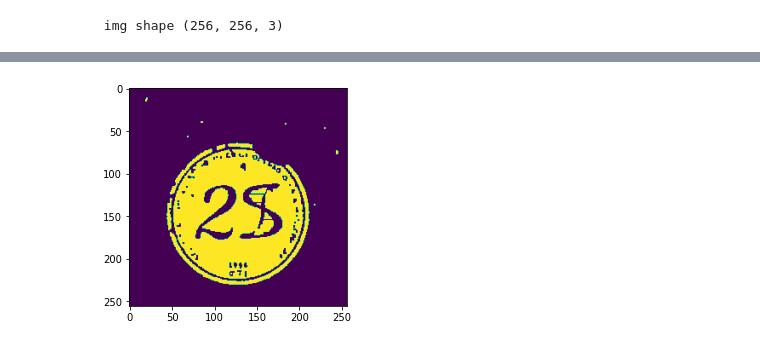
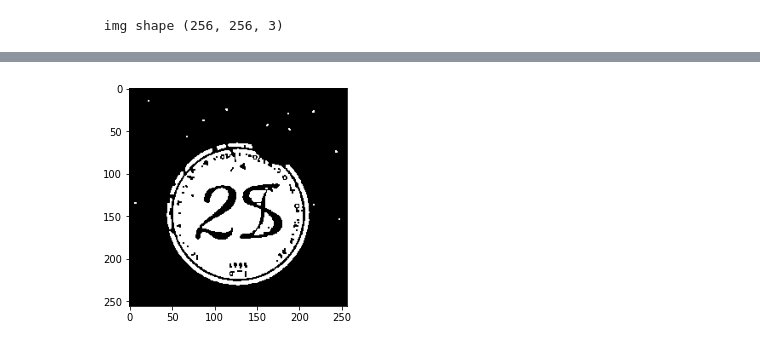
Before and after one commit to maariiyyaa/labs_and_other, a Jupyter notebook: lab3_EM/lab3.ipynb, the cells around one changed output, grey strips where cells are left out. Drawn from its saved outputs; the diff is of its cells as text; code cells hidden in the pictures.

Commit message:
added black&white plot and another example of distributions

```diff
--- a/lab3_EM/lab3.ipynb
+++ b/lab3_EM/lab3.ipynb
@@ -10,13 +10,14 @@ from numba import jit, float32
 # %%
 # load the image
 image = Image.open('ipt.png').resize((256, 256))
+#image = Image.open('test02.jpg').resize((256, 256))
 plt.imshow(image)
 plt.show()
 
 # convert image to numpy array (256, 256, 3)
-img_tenzor = np.asarray(image)
+img_tensor = np.asarray(image)
 # summarize shape
-print(f' img shape {img_tenzor.shape}')
+print(f' img shape {img_tensor.shape}')
 # %% [output]
 [figure]
  img shape (256, 256, 3)
@@ -50,7 +51,7 @@ def likelyhood(pixel_color_list,  mu1, cov1, mu2, cov2):
 ![formulas.png](attachment:formulas.png)
 # %%
 @jit(nopython=True)
-def expectation(img_tenzor, p_k1, p_k2, mu1, mu2, cov1, cov2, shape):
+def expectation(img_tensor, p_k1, p_k2, mu1, mu2, cov1, cov2, shape):
 
     alpha_matrix  = np.zeros(shape=(*shape, 2), dtype=float32)
     pk_matrix = np.zeros(shape=(*shape, 2), dtype=float32)
@@ -58,7 +59,7 @@ def expectation(img_tenzor, p_k1, p_k2, mu1, mu2, cov1, cov2, shape):
     alpha_2_sum = 0
     for i in range(shape[0]):
         for j in range(shape[1]):
-            _, like_1, like_2 = likelyhood(img_tenzor[i][j], mu1, cov1, mu2, cov2)
+            _, like_1, like_2 = likelyhood(img_tensor[i][j], mu1, cov1, mu2, cov2)
             numerator1, numerator2 = (p_k1*like_1), (p_k2*like_2)
             alpha_1, alpha_2 = max(numerator1/(numerator1+numerator2),  pow(10, -9)), max(numerator2/(numerator1+numerator2), pow(10, -9))
             alpha_matrix[i][j] = alpha_1, alpha_2
@@ -72,11 +73,11 @@ def expectation(img_tenzor, p_k1, p_k2, mu1, mu2, cov1, cov2, shape):
 @jit(nopython=True)
 def maximization(img_tensor, alpha_matrix, alpha_1_sum, alpha_2_sum, mu1, mu2, cov1, cov2, length):
     for r in range(length):
-        mu1[r] = np.sum(alpha_matrix[:, :, 0]*img_tenzor[:, :, r])/alpha_1_sum
-        mu2[r] = np.sum(alpha_matrix[:, :, 1]*img_tenzor[:, :, r])/alpha_2_sum
+        mu1[r] = np.sum(alpha_matrix[:, :, 0]*img_tensor[:, :, r])/alpha_1_sum
+        mu2[r] = np.sum(alpha_matrix[:, :, 1]*img_tensor[:, :, r])/alpha_2_sum
         for s in range(length):
-            cov1[r, s] = np.sum(alpha_matrix[:, :, 0]*(img_tenzor[:, :, r]-mu1[r])*(img_tenzor[:, :, s]-mu1[s]))/alpha_1_sum
-            cov2[r, s] = np.sum(alpha_matrix[:, :, 1]*(img_tenzor[:, :, r]-mu2[r])*(img_tenzor[:, :, s]-mu2[s]))/alpha_2_sum
+            cov1[r, s] = np.sum(alpha_matrix[:, :, 0]*(img_tensor[:, :, r]-mu1[r])*(img_tensor[:, :, s]-mu1[s]))/alpha_1_sum
+            cov2[r, s] = np.sum(alpha_matrix[:, :, 1]*(img_tensor[:, :, r]-mu2[r])*(img_tensor[:, :, s]-mu2[s]))/alpha_2_sum
     return mu1, mu2, cov1, cov2
 # %%
 @jit(nopython=True)
@@ -101,30 +102,33 @@ def sampling(matrix, eps, shape):
             new_matrix[i,j,1:]= prob_k1, prob_k2
     return new_matrix
 # %%
-
-def EM_fit(img_tenzor, em_iters=100):
-    shape = img_tenzor.shape
+def EM_fit(img_tensor, em_iters=100):
+    shape = img_tensor.shape
     p_k1 = 1/2.
     p_k2 = 1/2.
-    mu1 = np.array([50,50,50], dtype=np.float64)
+    #mu1 = np.array([50, 80, 50], dtype=np.float64)
+    #mu2 = np.array([0, 0, 20], dtype=np.float64)
+    #cov1 = np.array([[225, 100, 4], [100, 225, 4], [4, 4, 100]], dtype=np.float64)
+    #cov2 = np.array([[169, 100, 100], [100, 225, 4], [100, 4, 169]], dtype=np.float64)
+    mu1 = np.array([0,0,0], dtype=np.float64)
     mu2 = np.array([200,170,200], dtype=np.float64)
     cov1 = np.array([[10**2,2**2,2**2], [2**2, 10**2, 2**2],[2**2, 2**2, 10**2]], dtype=np.float64)
     cov2 = np.array([[10**2,2**2,2**2], [2**2, 10**2, 2**2],[2**2, 2**2, 10**2]], dtype=np.float64)
 
     for iteration in range(em_iters):
-        alpha_matrix, alpha_1_sum, alpha_2_sum, p_k1, p_k2 = expectation(img_tenzor, p_k1, p_k2, mu1, mu2, cov1, cov2, shape[:2])
-        mu1, mu2, cov1, cov2 = maximization(img_tenzor, alpha_matrix, alpha_1_sum, alpha_2_sum, mu1, mu2, cov1, cov2, shape[2])
+        alpha_matrix, alpha_1_sum, alpha_2_sum, p_k1, p_k2 = expectation(img_tensor, p_k1, p_k2, mu1, mu2, cov1, cov2, shape[:2])
+        mu1, mu2, cov1, cov2 = maximization(img_tensor, alpha_matrix, alpha_1_sum, alpha_2_sum, mu1, mu2, cov1, cov2, shape[2])
     return ((mu1, cov1), (mu2, cov2), (p_k1, p_k2))
 
 
 
-def EM_predict(img_tenzor, params_1, params_2, sampling_iters=100, eps = 0.2 ):
+def EM_predict(img_tensor, params_1, params_2, sampling_iters=100, eps = 0.2 ):
 
-    shape = img_tenzor.shape
+    shape = img_tensor.shape
     matrix = np.zeros(shape=shape, dtype=float)
     for i in range(shape[0]):
         for j in range(shape[1]):
-            matrix[i, j] = likelyhood(img_tenzor[i][j],  *params_1, *params_2)
+            matrix[i, j] = likelyhood(img_tensor[i][j],  *params_1, *params_2)
 
     for i in range(sampling_iters):
         matrix = sampling(matrix, 0.2, shape)
@@ -137,13 +141,14 @@ def EM_predict(img_tenzor, params_1, params_2, sampling_iters=100, eps = 0.2 ):
 %%time
 
 
-params_1, params_2, probabilities  = EM_fit(img_tenzor, 100)
+params_1, params_2, probabilities  = EM_fit(img_tensor, 100)
 print(f'class probabilities:  {probabilities}')
 print('\n class 1 params:', *params_1, sep='\n')
 print('\n class 2 params:', *params_2, sep='\n')
-marked_image_data = EM_predict(img_tenzor, params_1, params_2, 100, 0.2)
+marked_image_data = EM_predict(img_tensor, params_1, params_2, 100, 0.2)
 
-
+marked_image_data = np.expand_dims(marked_image_data, axis=2)
+marked_image_data = np.tile(marked_image_data, (1, 1, 3))
 plt.imshow(marked_image_data)
 plt.show()
 # %% [output]
@@ -163 +168 @@ class probabilities:  (0.25674993326260787, 0.7432500667373979)
-[figure, old version]
+[figure, new version]
```
Also changed, not shown: parts of 1 cell of this notebook.
